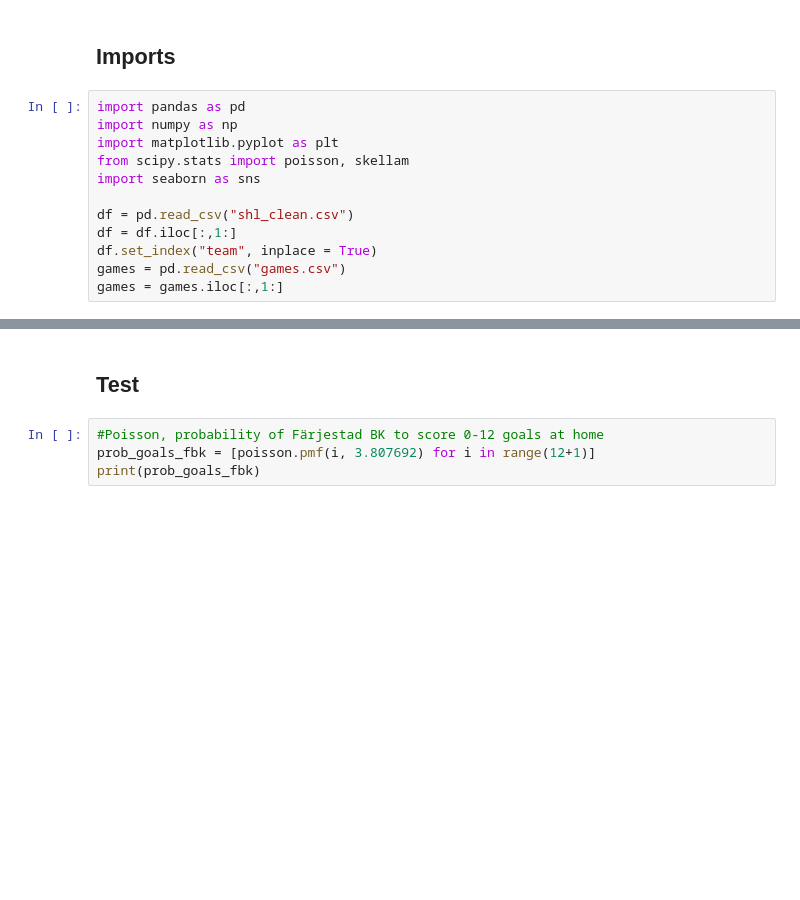
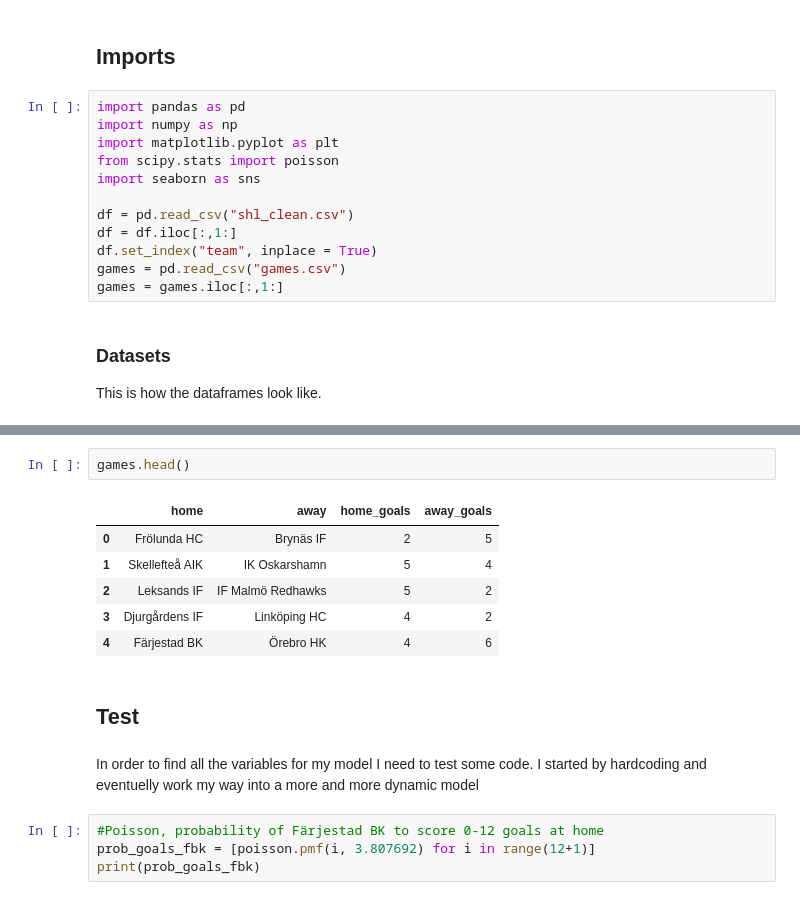
Before and after one commit to tlondahl/SHL_Predictions, a Jupyter notebook: SHL 19/Predictions.ipynb, the cells around one changed output, grey strips where cells are left out. Cells and saved outputs as stored; diff of their text form; blank space fills up the shorter version.

Commit message:
Add files via upload
Updated notebook with simulations of a game etc.

```diff
--- a/SHL 19/Predictions.ipynb
+++ b/SHL 19/Predictions.ipynb
@@ -4,7 +12,7 @@
 import pandas as pd
 import numpy as np
 import matplotlib.pyplot as plt
-from scipy.stats import poisson, skellam
+from scipy.stats import poisson
 import seaborn as sns
 
 df = pd.read_csv("shl_clean.csv")
@@ -12,6 +20,10 @@ df = df.iloc[:,1:]
 df.set_index("team", inplace = True)
 games = pd.read_csv("games.csv")
 games = games.iloc[:,1:]
+# %% [markdown]
+### Datasets
+
+This is how the dataframes look like.
 # %%
 df.head()
 # %% [output]
@@ -22,8 +34,19 @@ df.head()
 | Frölunda HC | 91 | 54 | 72 | 63 | 8 | 5 | 5 | 6 | 3.500000 | ... |
 | Färjestad BK | 99 | 58 | 88 | 74 | 12 | 6 | 8 | 7 | 3.807692 | ... |
 | HV 71 | 87 | 64 | 66 | 71 | 8 | 6 | 6 | 4 | 3.346154 | ... |
+# %%
+games.head()
+# %% [output]
+|  | home | away | home_goals | away_goals |
+| 0 | Frölunda HC | Brynäs IF | 2 | 5 |
+| 1 | Skellefteå AIK | IK Oskarshamn | 5 | 4 |
+| 2 | Leksands IF | IF Malmö Redhawks | 5 | 2 |
+| 3 | Djurgårdens IF | Linköping HC | 4 | 2 |
+| 4 | Färjestad BK | Örebro HK | 4 | 6 |
 # %% [markdown]
 ## Test
+# %% [markdown]
+In order to find all the variables for my model I need to test some code. I started by hardcoding and eventuelly work my way into a more and more dynamic model
 # %%
 #Poisson, probability of Färjestad BK to score 0-12 goals at home
 prob_goals_fbk = [poisson.pmf(i, 3.807692) for i in range(12+1)]
```
Also changed, not shown: parts of 13 cells of this notebook.
